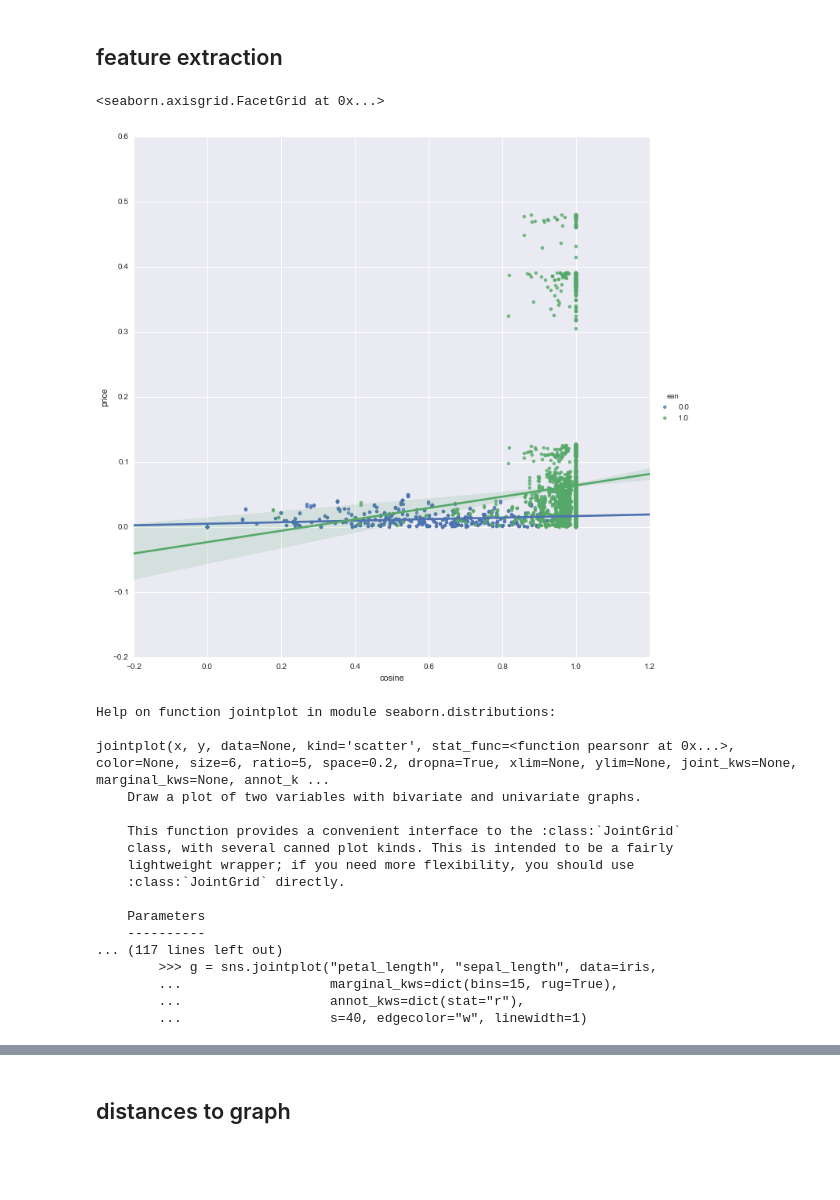
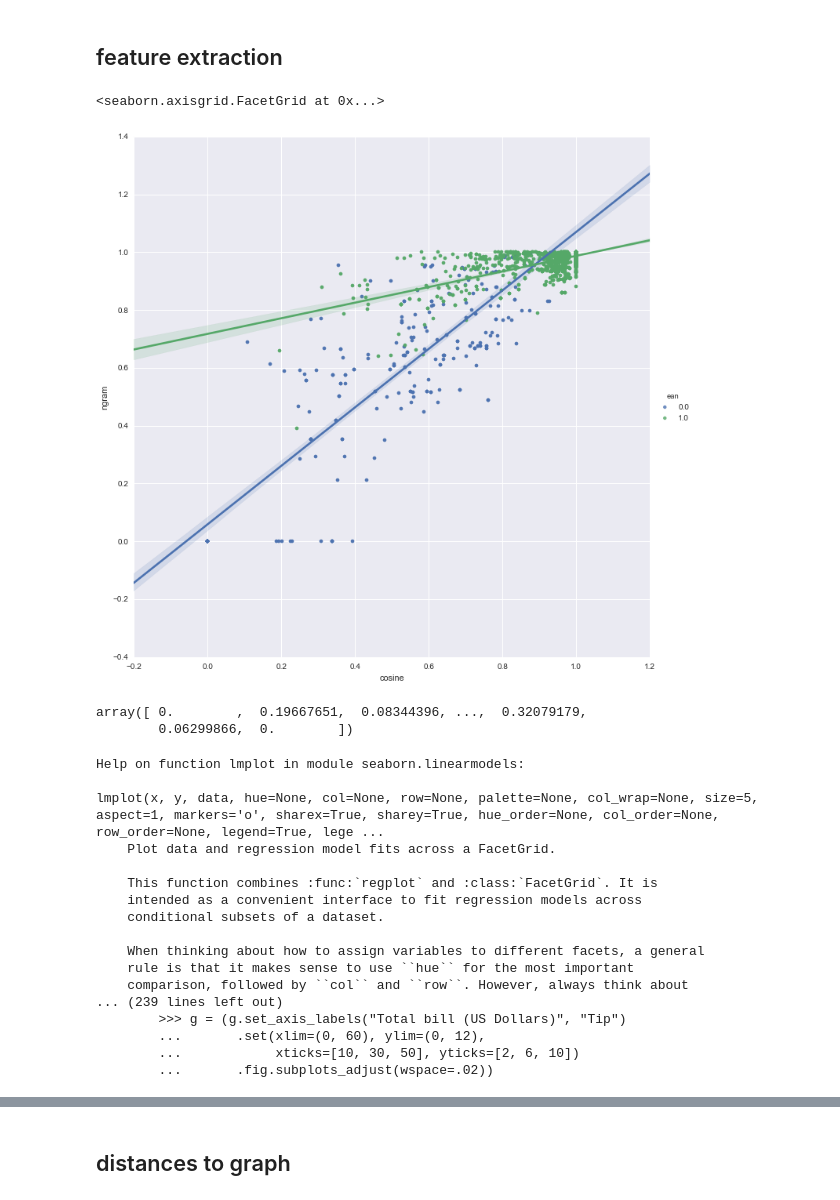
Before and after one commit to ephes/price_comparison, a Jupyter notebook: parse_csv.ipynb, the cells around one changed output, grey strips where cells are left out. Saved outputs shown, nothing was run; the diff lists cells and outputs as text; code cells hidden in the pictures; blank space fills up the shorter version.

Commit message:
added ngram features

```diff
--- a/parse_csv.ipynb
+++ b/parse_csv.ipynb
@@ -122,9 +114,11 @@ products.shape
 shops_for_ean = defaultdict(set)
 for ean, shop in zip(products.ean, products.shop):
     shops_for_ean[ean].add(shop)
-#print(list(shops_for_ean.items())[:10])
-good_eans = {ean for ean, shops in shops_for_ean.items() if len(shops) > 5}
-sample_products = products[products.ean.isin(pd.Series(list(good_eans)).sample(n=10))]
+good_eans = list({ean for ean, shops in shops_for_ean.items() if len(shops) > 5})
+#sample_products = products[products.ean.isin(pd.Series(list(good_eans)).sample(n=10))]
+#sample_eans = sorted(good_eans)[380:390]
+sample_eans = sample(good_eans, 10)
+sample_products = products[products.ean.isin(pd.Series(sample_eans))]
 #sample_products = products[products.ean.isin(pd.Series(list(good_eans)))]
 #print(sample_products.shape)
 # %% [markdown]
@@ -185,6 +179,13 @@ class TextExtractor(BaseEstimator, TransformerMixin, EmptyFitMixin):
 
         texts = data[self.text_cols].apply(join, axis=1)
         return texts
+# %%
+class WhitespaceRemover(BaseEstimator, TransformerMixin, EmptyFitMixin):
+    def __init__(self, regex='[^0-9a-zA-Z]+'):
+        self.regex = re.compile(regex)
+
+    def transform(self, data):
+        return (self.regex.sub('', row) for row in data)
 # %%
 class CosineDistance(BaseEstimator, TransformerMixin, EmptyFitMixin):
     def transform(self, X):
@@ -238,6 +239,14 @@ distance_features = Pipeline([
             ('text_tfidf', Pipeline([
                 ('text', TextExtractor(text_cols=['name', 'brand', 'type'])),
                 ('tfidf', TfidfVectorizer()),
+                ('tfidf_distance', CosineDistance()),
+            ])),
+
+            # Pipeline for pulling ngram features from the name column
+            ('text_tfidf', Pipeline([
+                ('text', TextExtractor(text_cols=['name'])),
+                ('whitespace_remove', WhitespaceRemover()),
+                ('tfidf', TfidfVectorizer(analyzer='char_wb', ngram_range=(2, 5))),
                 ('tfidf_distance', CosineDistance()),
             ])),
 
@@ -263,34 +272,40 @@ pipeline_distances = Pipeline([
 #pp = sns.pairplot(sproducts, hue="ean", vars=['text_1', 'text_2', 'price'])
 # %%
 X_cosine_dist = pipeline_distances.steps[0][1].steps[0][1].transformer_list[0][1].fit_transform(dataset.data).flatten()
-X_price_dist = pipeline_distances.steps[0][1].steps[0][1].transformer_list[1][1].transform(dataset.data).flatten()
+X_ngram_dist = pipeline_distances.steps[0][1].steps[0][1].transformer_list[1][1].fit_transform(dataset.data).flatten()
+X_price_dist = pipeline_distances.steps[0][1].steps[0][1].transformer_list[2][1].transform(dataset.data).flatten()
 X_ean_dist = NumericDistance().transform(ItemSelector(key='ean').transform(dataset.data)).flatten()
 X_ean_dist[X_ean_dist > 0] = 1
-df = pd.DataFrame({'cosine': X_cosine_dist, 'price': X_price_dist, 'ean': X_ean_dist})
+df = pd.DataFrame({'cosine': X_cosine_dist, 'price': X_price_dist, 'ngram': X_ngram_dist, 'ean': X_ean_dist})
 #pp = sns.pairplot(df, hue="ean", vars=['cosine', 'price'], diag_kind="kde")
 #sns.jointplot("cosine", "price", data=df, kind='scatter', size=10);
 #sns.pairplot(df, x_vars=["cosine"], y_vars=["price"], hue="ean", size=10, kind="scatter")
-sns.lmplot(x="cosine", y="price", hue="ean", data=df, size=10) # good
+sns.lmplot(x="cosine", y="ngram", hue="ean", data=df, size=10) # good
 # %% [output]
 <seaborn.axisgrid.FacetGrid at 0x...>
-[figure, old version]
+[figure, new version]
+# %%
+X_ngram_dist
+# %% [output]
+array([ 0.        ,  0.19667651,  0.08344396, ...,  0.32079179,
+        0.06299866,  0.        ])
 # %%
-help(sns.jointplot)
+help(sns.lmplot)
 # %% [output]
-Help on function jointplot in module seaborn.distributions:
+Help on function lmplot in module seaborn.linearmodels:
 
-jointplot(x, y, data=None, kind='scatter', stat_func=<function pearsonr at 0x...>, color=None, size=6, ratio=5, space=0.2, dropna=True, xlim=None, ylim=None, joint_kws=None, marginal_kws=None, annot_k ...
-    Draw a plot of two variables with bivariate and univariate graphs.
+lmplot(x, y, data, hue=None, col=None, row=None, palette=None, col_wrap=None, size=5, aspect=1, markers='o', sharex=True, sharey=True, hue_order=None, col_order=None, row_order=None, legend=True, lege ...
+    Plot data and regression model fits across a FacetGrid.
 
-    This function provides a convenient interface to the :class:`JointGrid`
-    class, with several canned plot kinds. This is intended to be a fairly
-    lightweight wrapper; if you need more flexibility, you should use
-    :class:`JointGrid` directly.
+    This function combines :func:`regplot` and :class:`FacetGrid`. It is
+    intended as a convenient interface to fit regression models across
+    conditional subsets of a dataset.
 
-    Parameters
-    ----------
-... (117 lines left out)
-        >>> g = sns.jointplot("petal_length", "sepal_length", data=iris,
-        ...                   marginal_kws=dict(bins=15, rug=True),
-        ...                   annot_kws=dict(stat="r"),
-        ...                   s=40, edgecolor="w", linewidth=1)
+    When thinking about how to assign variables to different facets, a general
+    rule is that it makes sense to use ``hue`` for the most important
+    comparison, followed by ``col`` and ``row``. However, always think about
+... (239 lines left out)
+        >>> g = (g.set_axis_labels("Total bill (US Dollars)", "Tip")
+        ...       .set(xlim=(0, 60), ylim=(0, 12),
+        ...            xticks=[10, 30, 50], yticks=[2, 6, 10])
+        ...       .fig.subplots_adjust(wspace=.02))
```
Also changed, not shown: parts of 22 cells of this notebook.
